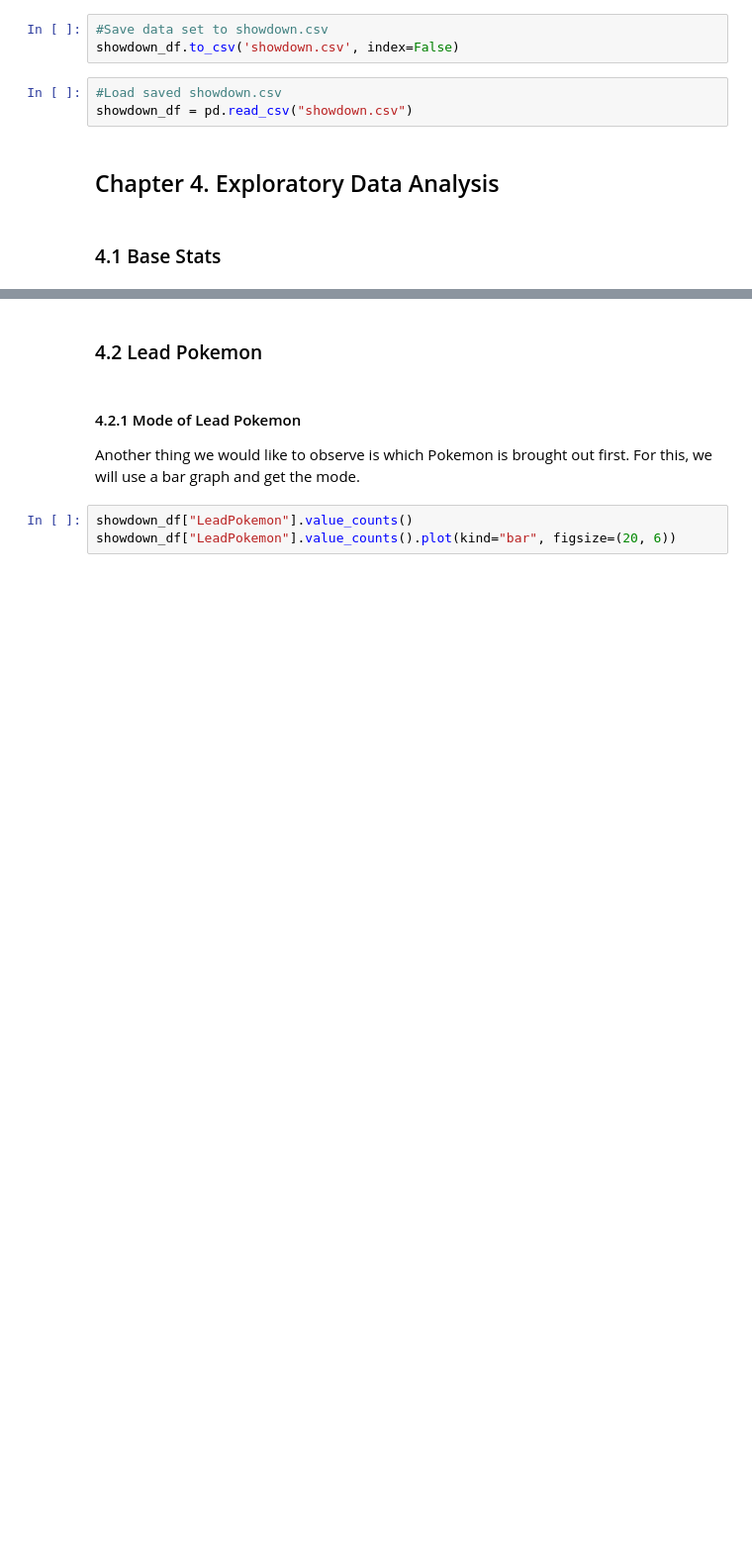
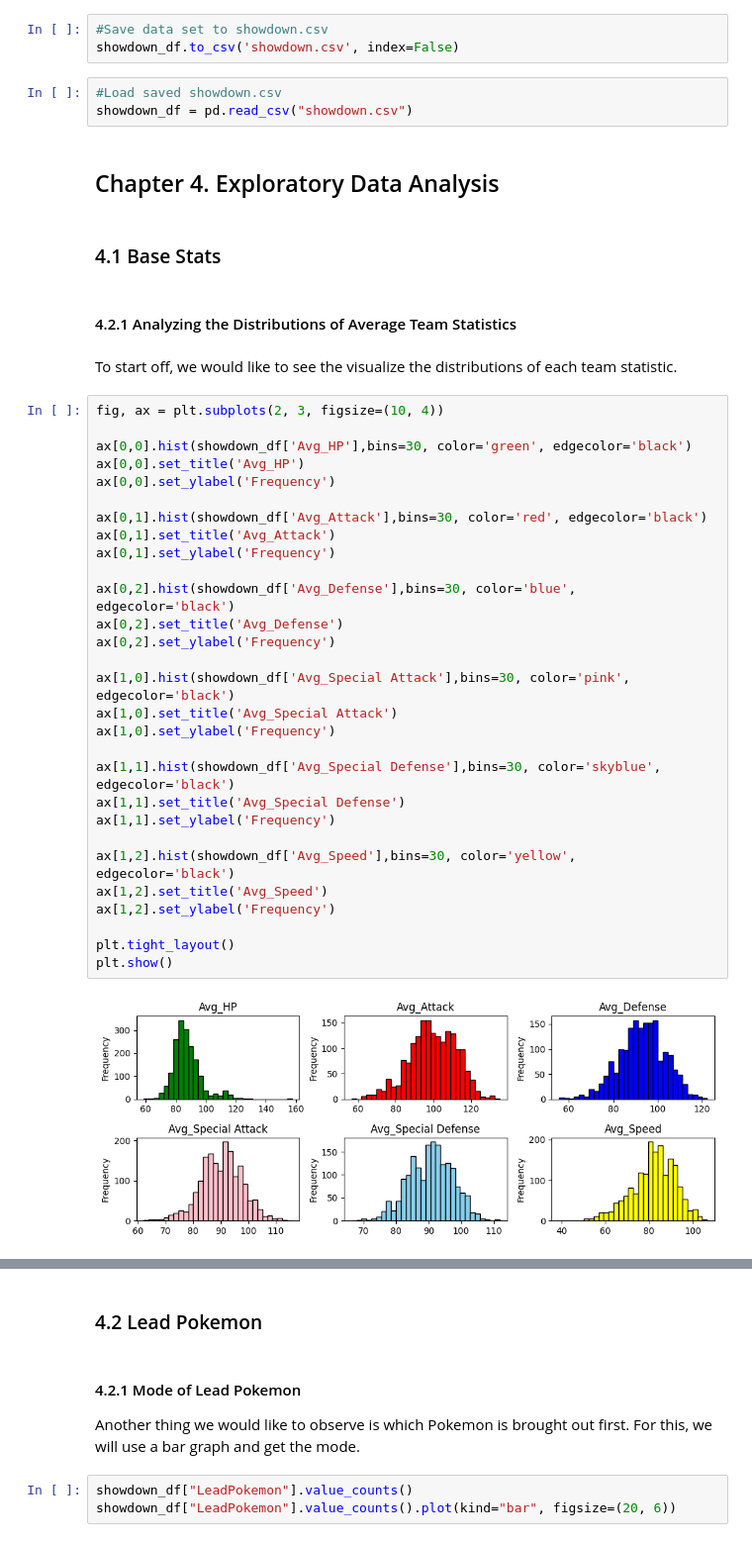
Before and after one commit to jrgo7/csmodel-mco, a Jupyter notebook: phase-1.ipynb, the cells around one changed output, grey strips where cells are left out. Shown at 99% size. Drawn from its saved outputs; the diff is of its cells as text; blank space fills up the shorter version.

```diff
--- a/phase-1.ipynb
+++ b/phase-1.ipynb
@@ -328,3 +284,38 @@ showdown_df = pd.read_csv("showdown.csv")
 ## Chapter 4. Exploratory Data Analysis
 # %% [markdown]
 ### 4.1 Base Stats
+# %% [markdown]
+#### 4.2.1 Analyzing the Distributions of Average Team Statistics
+# %% [markdown]
+To start off, we would like to see the visualize the distributions of each team statistic.
+# %%
+fig, ax = plt.subplots(2, 3, figsize=(10, 4))
+
+ax[0,0].hist(showdown_df['Avg_HP'],bins=30, color='green', edgecolor='black')
+ax[0,0].set_title('Avg_HP')
+ax[0,0].set_ylabel('Frequency')
+
+ax[0,1].hist(showdown_df['Avg_Attack'],bins=30, color='red', edgecolor='black')
+ax[0,1].set_title('Avg_Attack')
+ax[0,1].set_ylabel('Frequency')
+
+ax[0,2].hist(showdown_df['Avg_Defense'],bins=30, color='blue', edgecolor='black')
+ax[0,2].set_title('Avg_Defense')
+ax[0,2].set_ylabel('Frequency')
+
+ax[1,0].hist(showdown_df['Avg_Special Attack'],bins=30, color='pink', edgecolor='black')
+ax[1,0].set_title('Avg_Special Attack')
+ax[1,0].set_ylabel('Frequency')
+
+ax[1,1].hist(showdown_df['Avg_Special Defense'],bins=30, color='skyblue', edgecolor='black')
+ax[1,1].set_title('Avg_Special Defense')
+ax[1,1].set_ylabel('Frequency')
+
+ax[1,2].hist(showdown_df['Avg_Speed'],bins=30, color='yellow', edgecolor='black')
+ax[1,2].set_title('Avg_Speed')
+ax[1,2].set_ylabel('Frequency')
+
+plt.tight_layout()
+plt.show()
+# %% [output]
+[figure, added]
```
Also changed, not shown: parts of 22 cells of this notebook.
